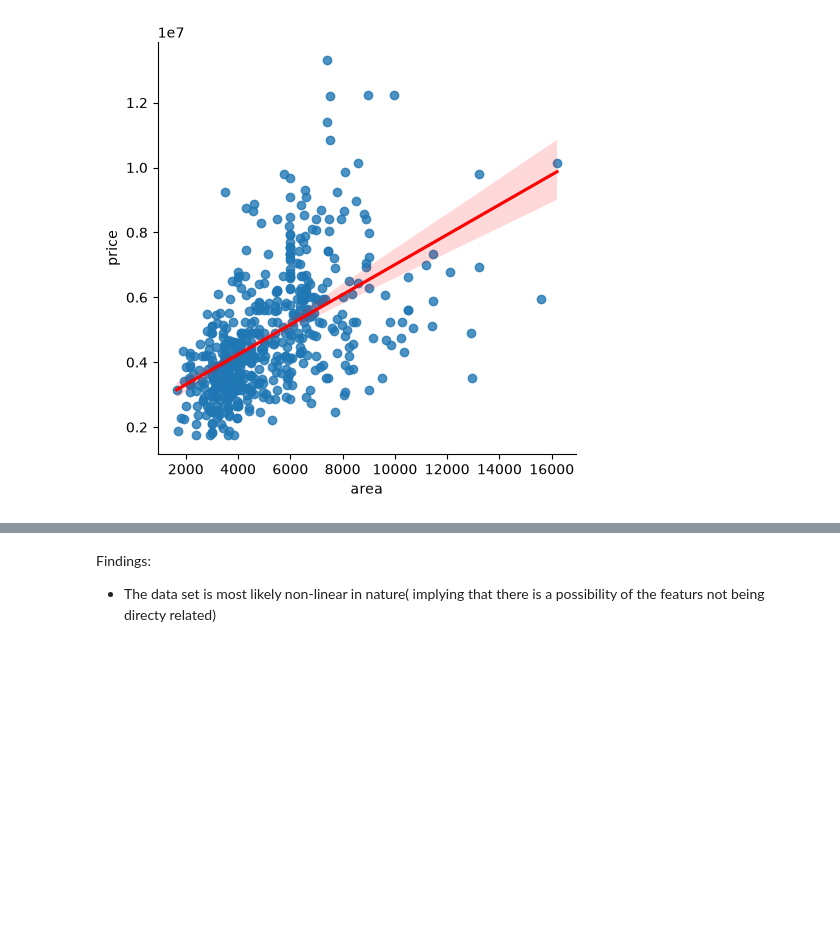
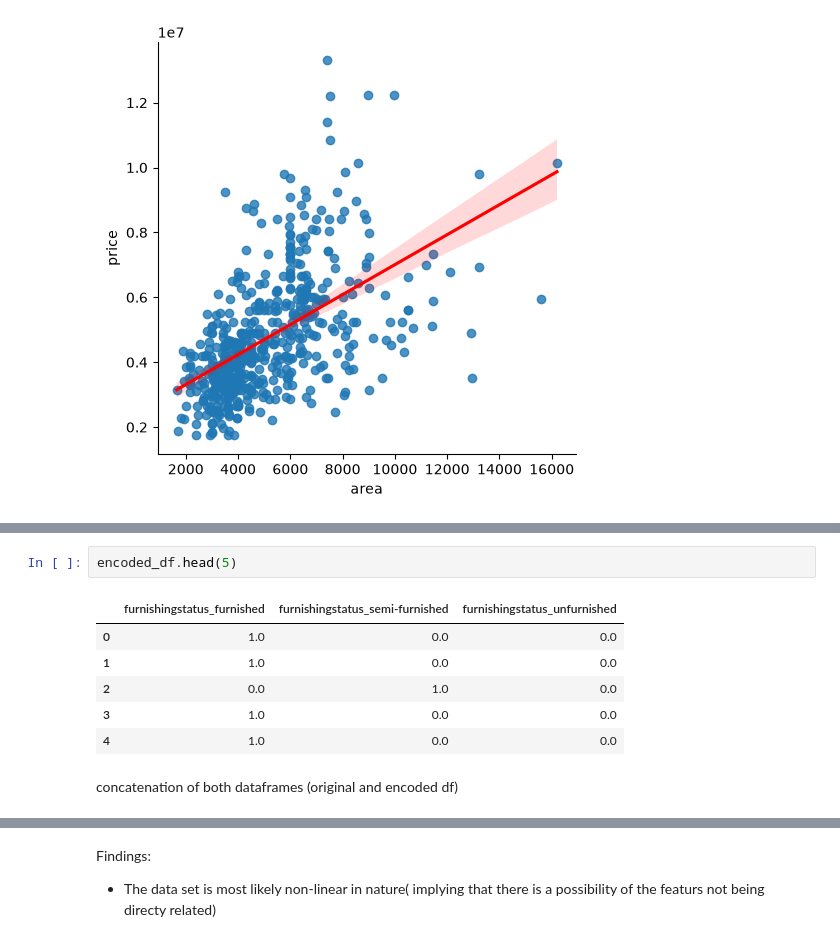
Before and after one commit to JosephRidge/ML-101-Series, a Jupyter notebook: LinearRegression/simple_linear.ipynb, the cells around one changed output, grey strips where cells are left out. Drawn from its saved outputs; the diff is of its cells as text; blank space fills up the shorter version.

```diff
--- a/LinearRegression/simple_linear.ipynb
+++ b/LinearRegression/simple_linear.ipynb
@@ -133,0 +186,11 @@ sns.lmplot(data=df, x="area", y="price",line_kws= {"color" : "red"})
+# %%
+encoded_df.head(5)
+# %% [output]
+|  | furnishingstatus_furnished | furnishingstatus_semi-furnished | furnishingstatus_unfurnished |
+| 0 | 1.0 | 0.0 | 0.0 |
+| 1 | 1.0 | 0.0 | 0.0 |
+| 2 | 0.0 | 1.0 | 0.0 |
+| 3 | 1.0 | 0.0 | 0.0 |
+| 4 | 1.0 | 0.0 | 0.0 |
+# %% [markdown]
+concatenation of both dataframes (original and encoded df)
```
Also changed, not shown: parts of 37 cells of this notebook, 1 other file.
